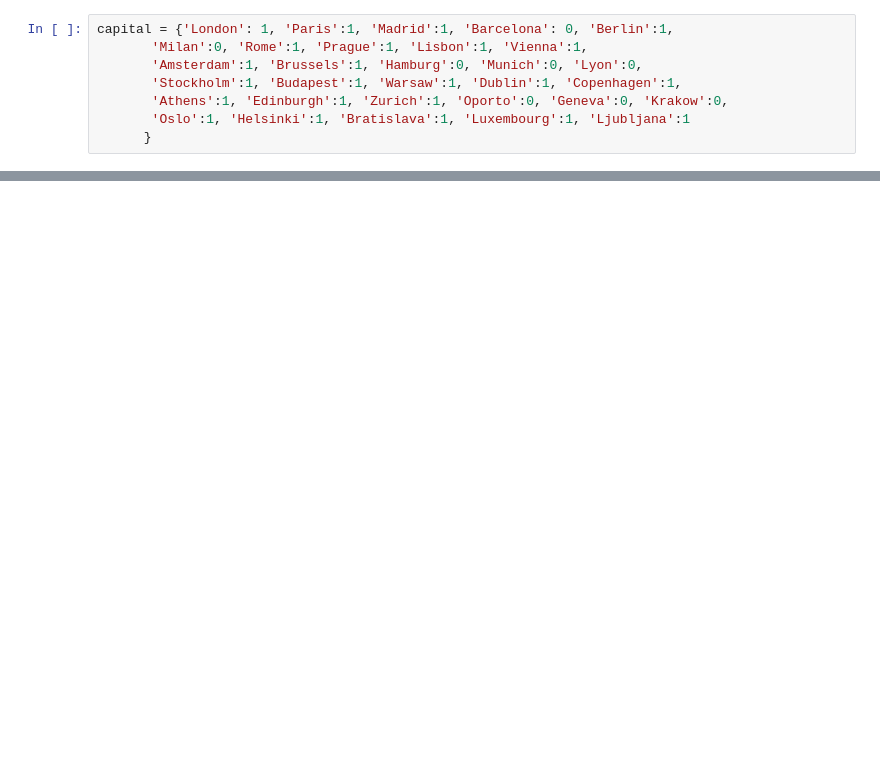
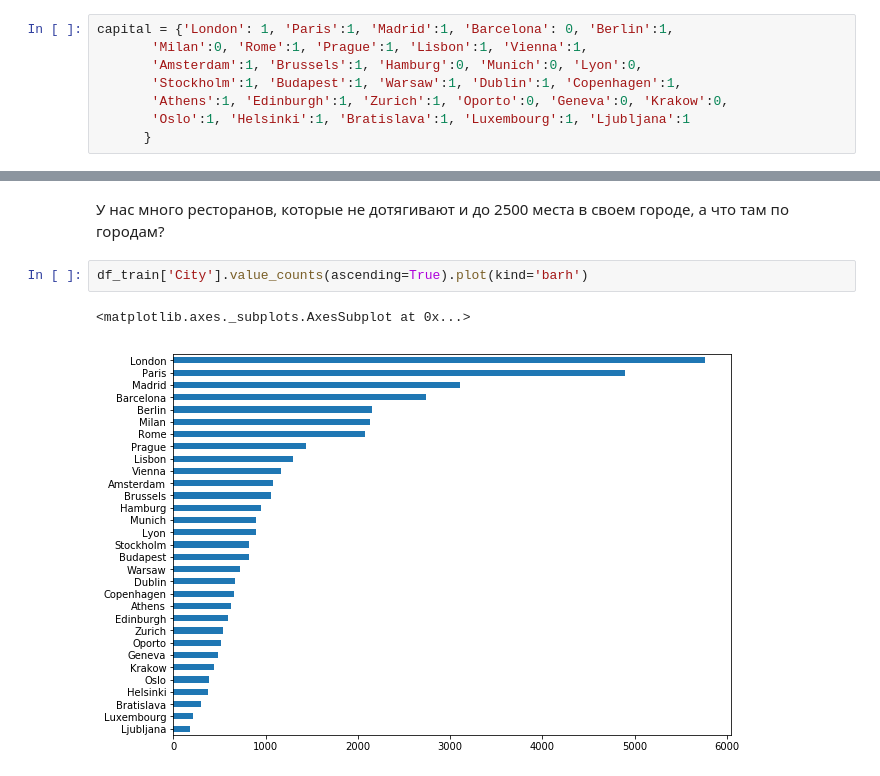
Before and after one commit to BasilPDS/CoursSF_L, a Jupyter notebook: module_3/module_3.ipynb, the cells around one changed output, grey strips where cells are left out. Cells and saved outputs as stored; diff of their text form; blank space fills up the shorter version.

```diff
--- a/module_3/module_3.ipynb
+++ b/module_3/module_3.ipynb
@@ -729,0 +792,7 @@ corrt.corr()
+# %% [markdown]
+У нас много ресторанов, которые не дотягивают и до 2500 места в своем городе, а что там по городам?
+# %%
+df_train['City'].value_counts(ascending=True).plot(kind='barh')
+# %% [output]
+<matplotlib.axes._subplots.AxesSubplot at 0x...>
+[figure, added]
```
Also changed, not shown: parts of 224 cells of this notebook, 2 other files.
